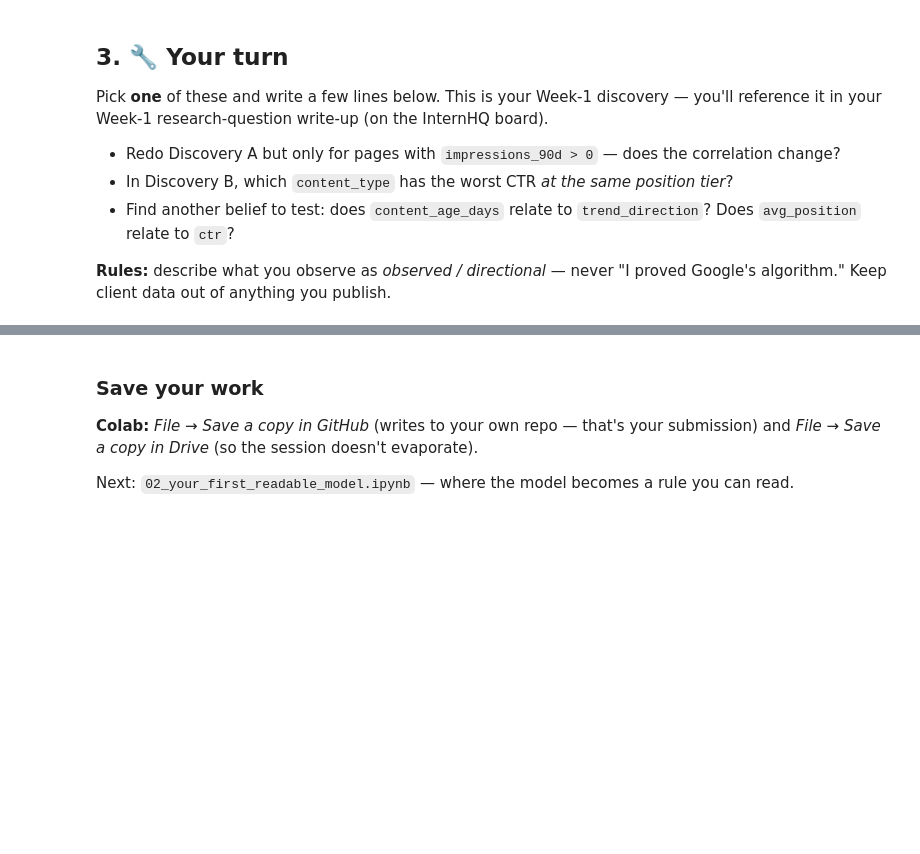
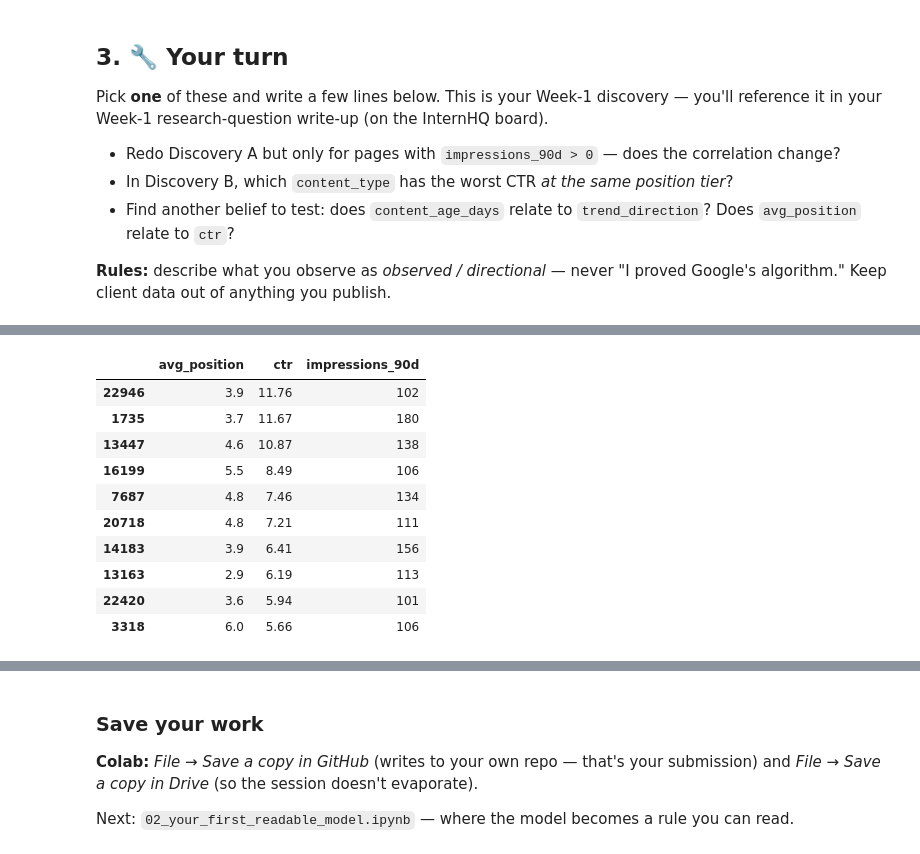
Before and after one commit to madaraf/Flyrank-intership-machine_learning, a Jupyter notebook: notebooks/01_first_look_and_discovery.ipynb, the cells around one changed output, grey strips where cells are left out. Cells and saved outputs as stored; diff of their text form; code cells hidden in the pictures; blank space fills up the shorter version.

```diff
--- a/notebooks/01_first_look_and_discovery.ipynb
+++ b/notebooks/01_first_look_and_discovery.ipynb
@@ -101,0 +201,14 @@ Pick **one** of these and write a few lines below. This is your Week-1 discovery
+# %%
+visible[visible["ctr"] > 1][["avg_position", "ctr", "impressions_90d"]].sort_values("ctr", ascending=False).head(10)
+# %% [output]
+|  | avg_position | ctr | impressions_90d |
+| 22946 | 3.9 | 11.76 | 102 |
+| 1735 | 3.7 | 11.67 | 180 |
+| 13447 | 4.6 | 10.87 | 138 |
+| 16199 | 5.5 | 8.49 | 106 |
+| 7687 | 4.8 | 7.46 | 134 |
+| 20718 | 4.8 | 7.21 | 111 |
+| 14183 | 3.9 | 6.41 | 156 |
+| 13163 | 2.9 | 6.19 | 113 |
+| 22420 | 3.6 | 5.94 | 101 |
+| 3318 | 6.0 | 5.66 | 106 |
```
Also changed, not shown: parts of 19 cells of this notebook.
